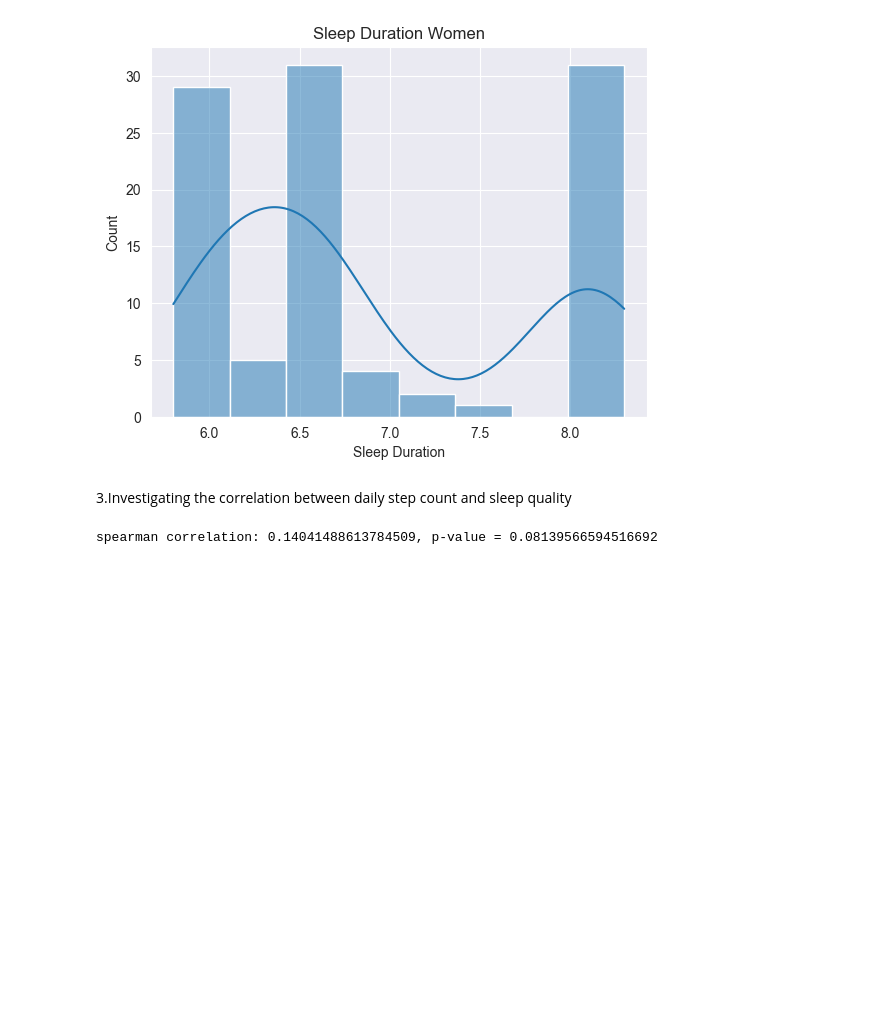
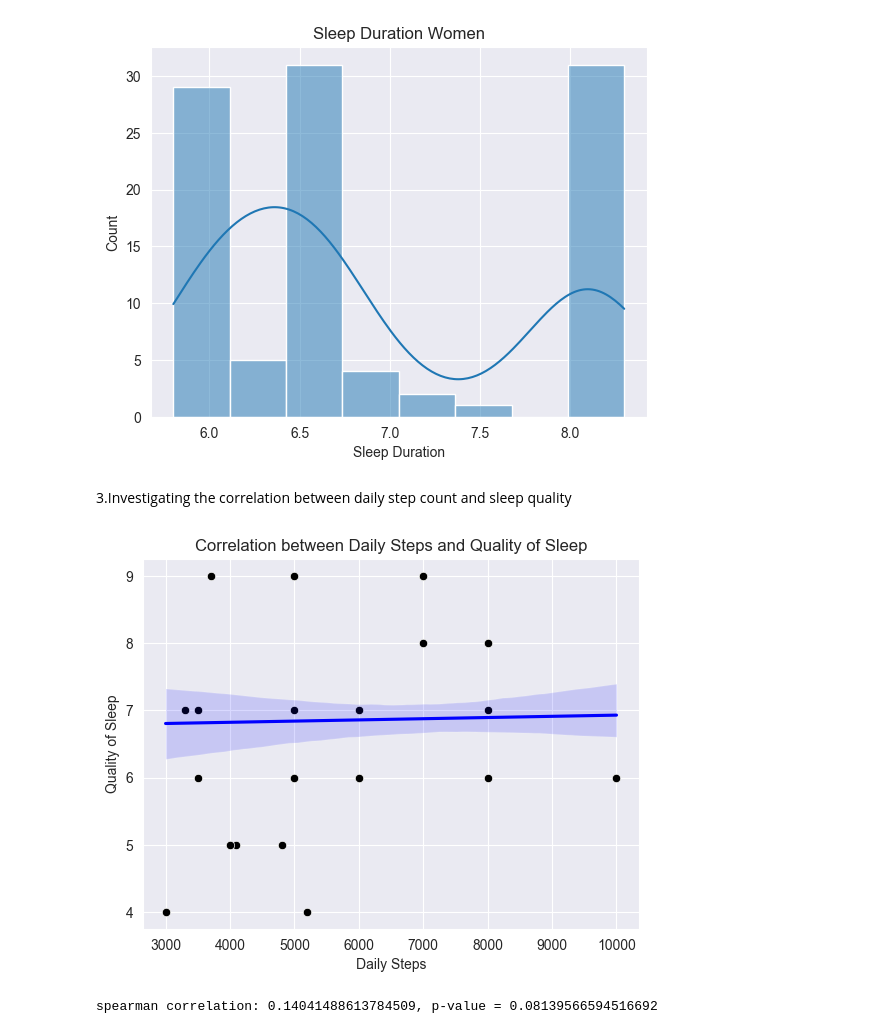
Before and after one commit to MohammadMahdiRazavi/Machine-Learning-Course, a Jupyter notebook: FirstAssignment/SleepHealthAndLifestyle.ipynb, the cells around one changed output. Saved outputs shown, nothing was run; the diff lists cells and outputs as text; code cells hidden in the pictures; blank space fills up the shorter version.

```diff
--- a/FirstAssignment/SleepHealthAndLifestyle.ipynb
+++ b/FirstAssignment/SleepHealthAndLifestyle.ipynb
@@ -107,6 +108,15 @@ shapiro Test Statistic: 0.8203997307409343, p-value = 7.400945733045046e-10
 [figure]
 # %% [markdown]
 3.Investigating the correlation between daily step count and sleep quality
+# %%
+sns.scatterplot(x=sleep["Daily Steps"], y=sleep["Quality of Sleep"],color='black')
+sns.regplot(x=sleep["Daily Steps"], y=sleep["Quality of Sleep"], scatter=False,color='blue')
+plt.title("Correlation between Daily Steps and Quality of Sleep")
+plt.xlabel("Daily Steps")
+plt.ylabel("Quality of Sleep")
+plt.show()
+# %% [output]
+[figure, added]
 # %%
 corr_spearman, p_spearman = spearmanr(sleep["Daily Steps"],sleep["Quality of Sleep"])
 print(f"spearman correlation: {corr_spearman}, p-value = {p_spearman}")
```
Also changed, not shown: parts of 3 cells of this notebook.
